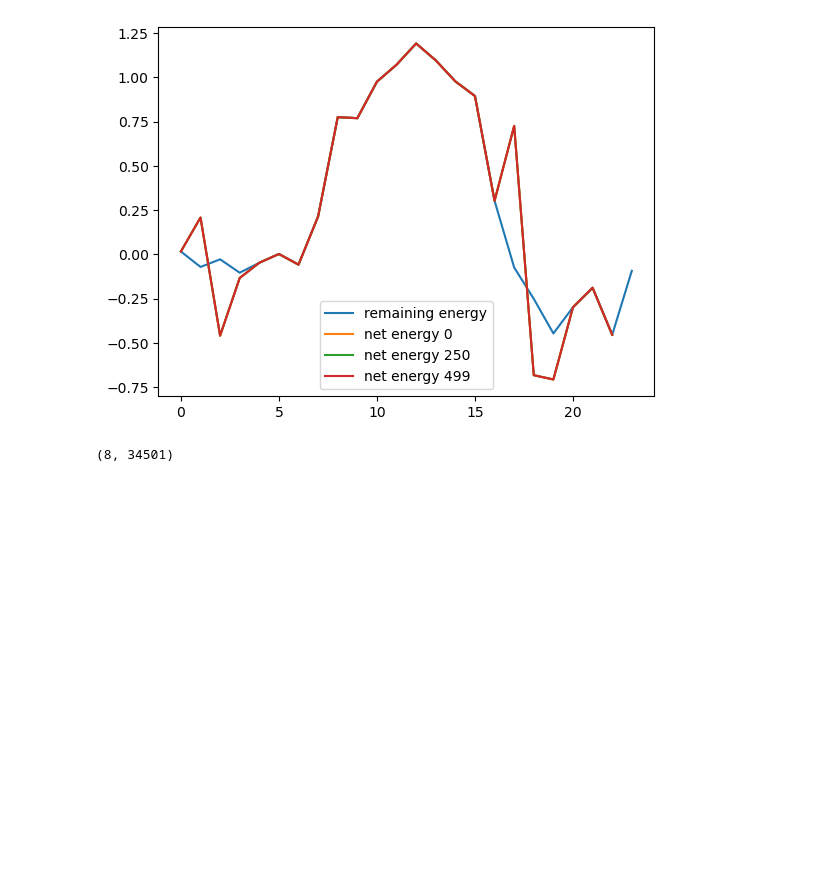
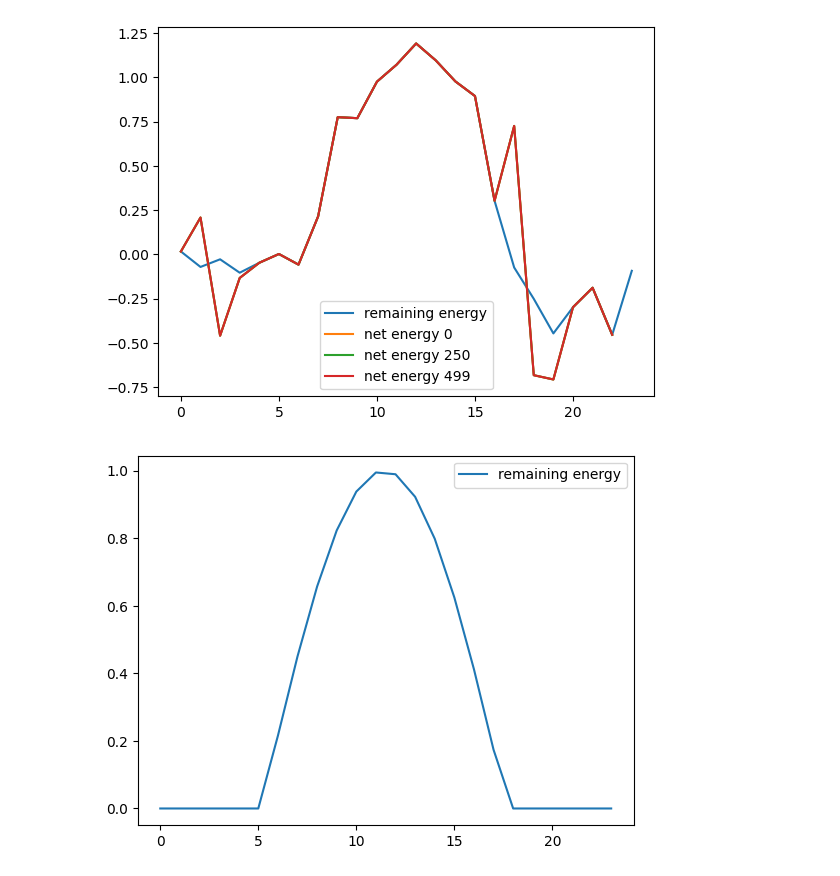
Before and after one commit to nicosquare/rl-energy-management, a Jupyter notebook: src/notebooks/test-simple-env.ipynb, the cells around one changed output. Drawn from its saved outputs; the diff is of its cells as text; code cells hidden in the pictures; blank space fills up the shorter version.

```diff
--- a/src/notebooks/test-simple-env.ipynb
+++ b/src/notebooks/test-simple-env.ipynb
@@ -358,12 +300,12 @@ plt.show()
 # %% [output]
 [figure]
 # %%
-remaining_energy = my_env.mg.net_energy
+remaining_energy = my_env.mg.pv_gen
 
 remaining_energy.shape
 
-# plt.plot(remaining_energy, label='remaining energy')
-# plt.legend()
-# plt.show()
+plt.plot(remaining_energy, label='remaining energy')
+plt.legend()
+plt.show()
 # %% [output]
-(8, 34501)
+[figure, added]
```
Also changed, not shown: parts of 6 cells of this notebook.
